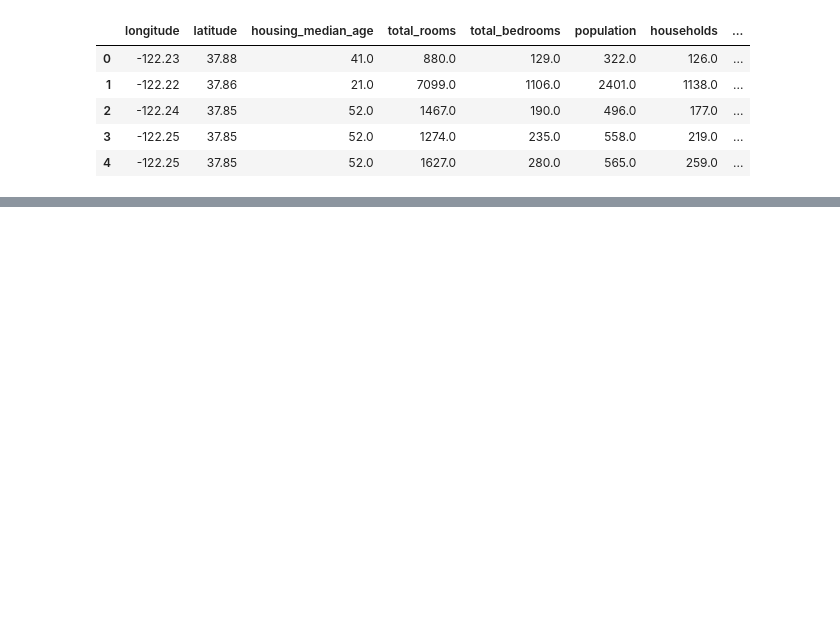
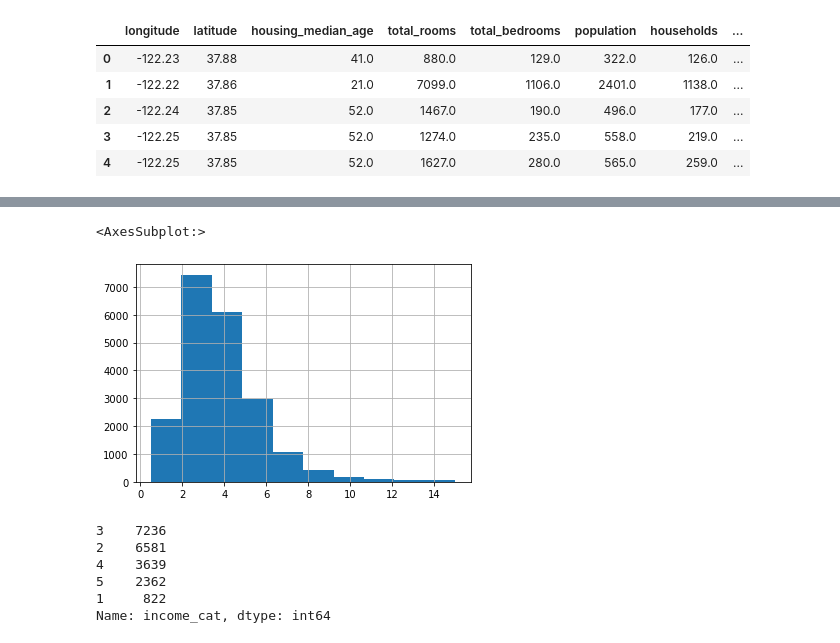
Before and after one commit to SarthakThakur0097/ML-Practice, a Jupyter notebook: Housing.ipynb, the cells around one changed output, grey strips where cells are left out. Drawn from its saved outputs; the diff is of its cells as text; code cells hidden in the pictures; blank space fills up the shorter version.

```diff
--- a/Housing.ipynb
+++ b/Housing.ipynb
@@ -40,0 +111,18 @@ housing.head()
+# %%
+housing["median_income"].hist()
+# %% [output]
+<AxesSubplot:>
+[figure, added]
+# %%
+import numpy as np
+housing["income_cat"] = pd.cut(x=housing["median_income"],
+                              bins=[0., 1.5, 3.0, 4.5, 6., np.inf],
+                              labels=[1, 2, 3, 4, 5])
+housing["income_cat"].value_counts()
+# %% [output]
+3    7236
+2    6581
+4    3639
+5    2362
+1     822
+Name: income_cat, dtype: int64
```
Also changed, not shown: parts of 25 cells of this notebook.
